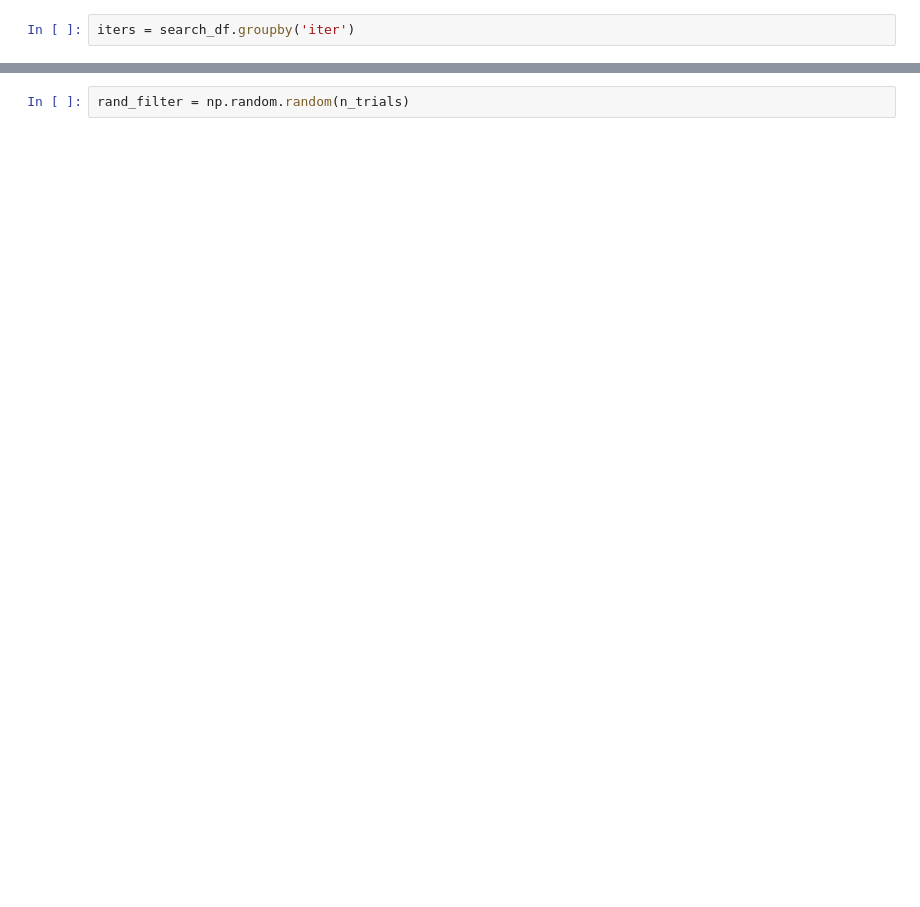
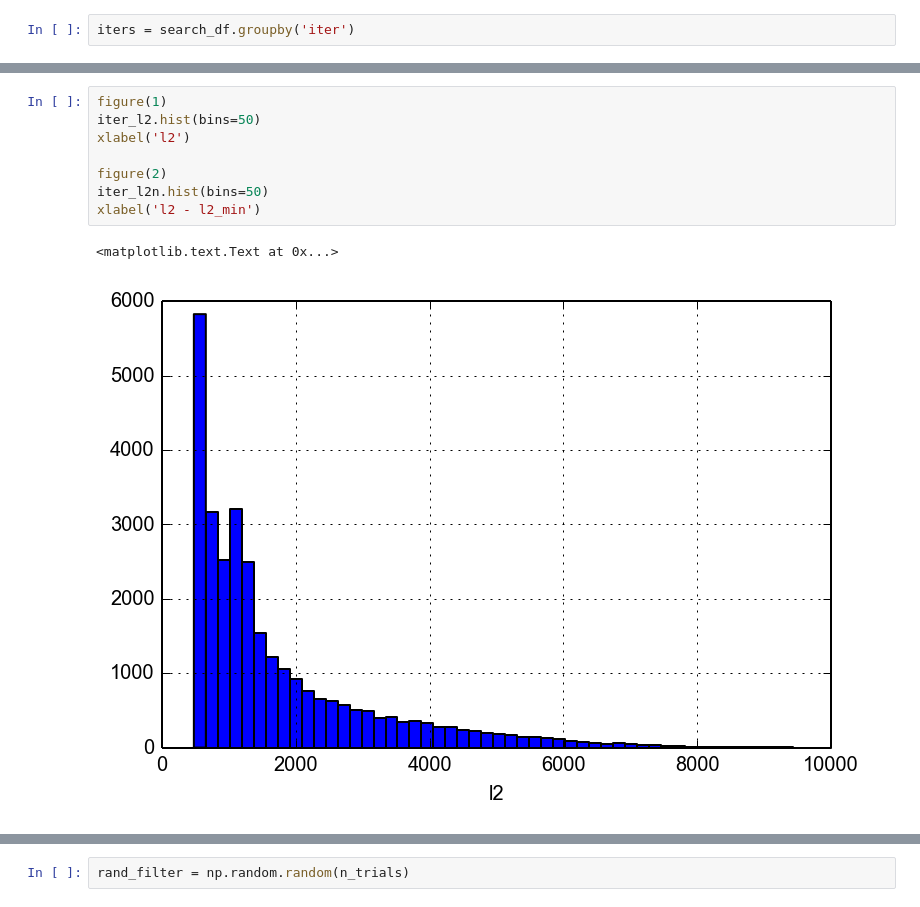
Before and after one commit to cossatot/wenchuan_topo_stress, a Jupyter notebook: tect_stress/notebooks/bayes_mc_rake_search.ipynb, the cells around one changed output, grey strips where cells are left out. Cells and saved outputs as stored; diff of their text form; blank space fills up the shorter version.

```diff
--- a/tect_stress/notebooks/bayes_mc_rake_search.ipynb
+++ b/tect_stress/notebooks/bayes_mc_rake_search.ipynb
@@ -189,0 +289,11 @@ iter_likelihood = 1 / (iter_misfit / iter_misfit.min())
+# %%
+figure(1)
+iter_l2.hist(bins=50)
+xlabel('l2')
+
+figure(2)
+iter_l2n.hist(bins=50)
+xlabel('l2 - l2_min')
+# %% [output]
+<matplotlib.text.Text at 0x...>
+[figure, added]
```
Also changed, not shown: parts of 79 cells of this notebook, 7 other files.
